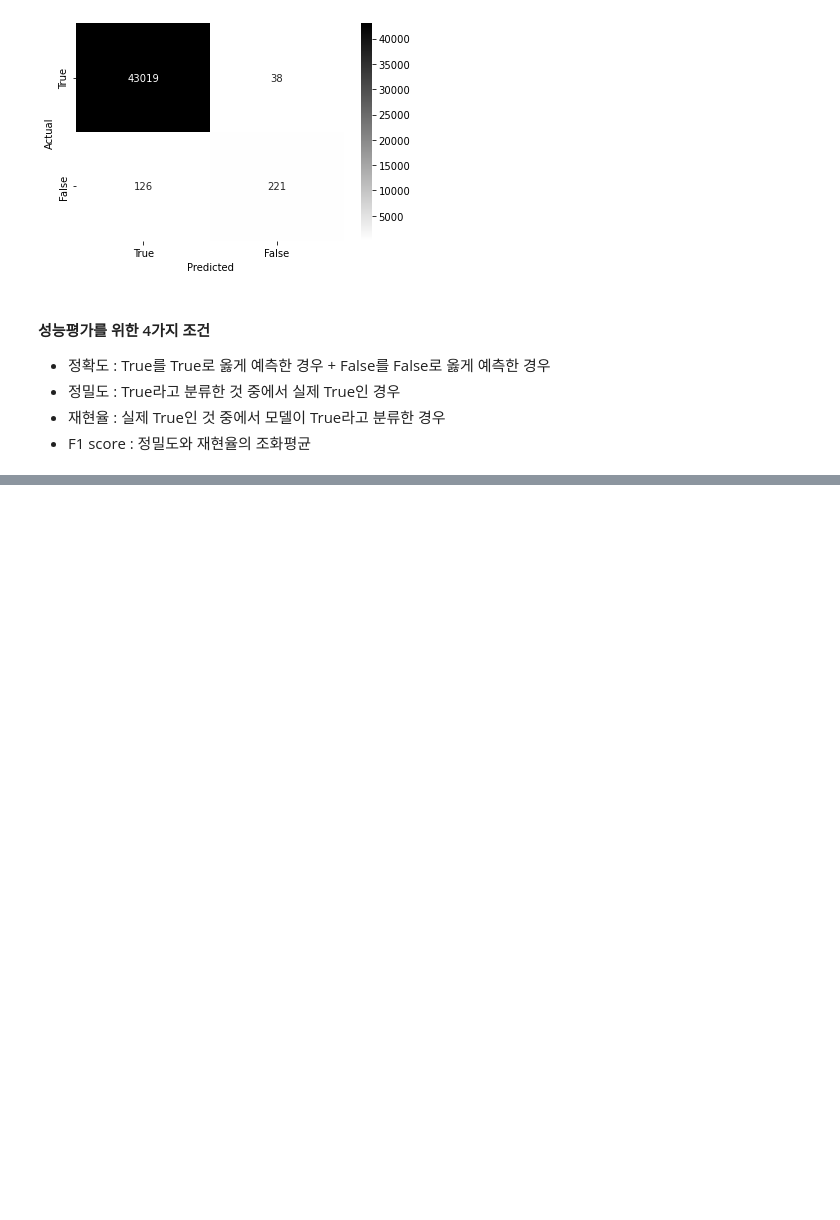
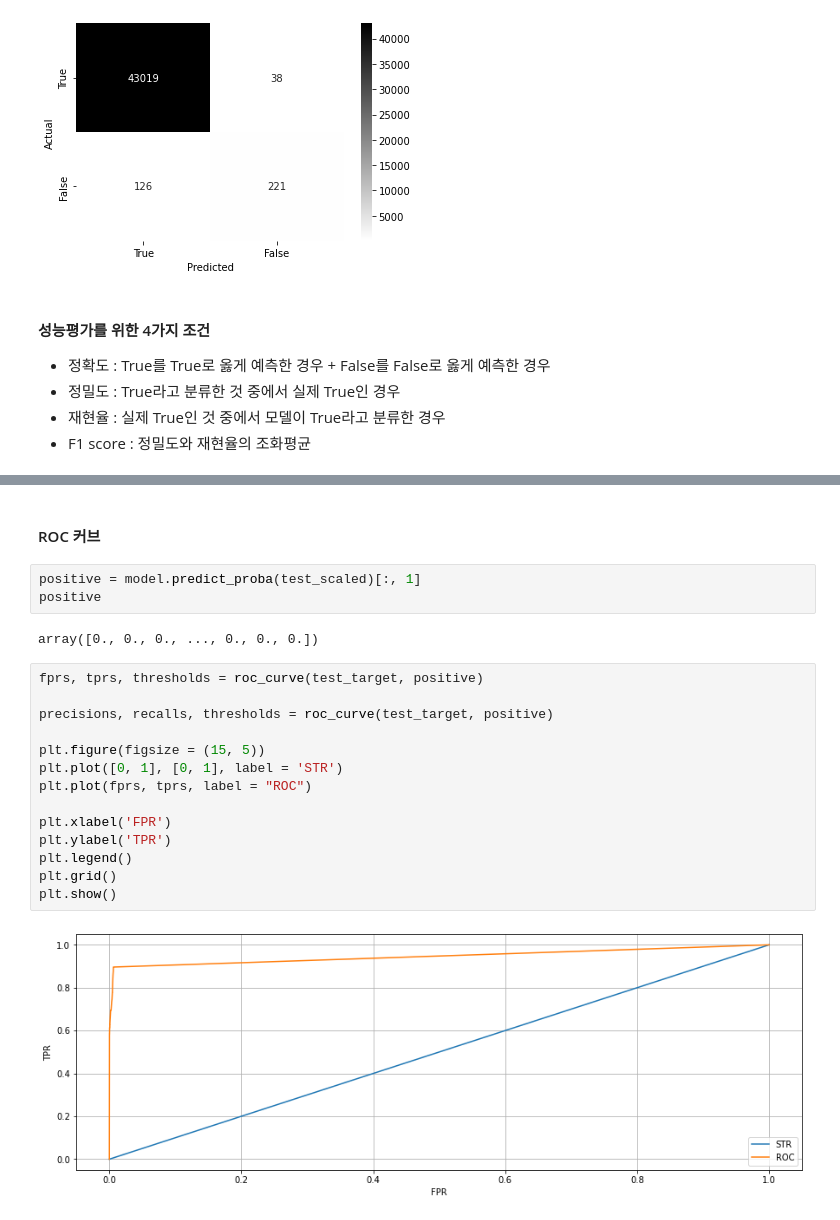
Before and after one commit to yeji4268/BigData, a Jupyter notebook: 항공편 결항 및 지연 분석/기상 상관관계 분석/ML_Decision.ipynb, the cells around one changed output, grey strips where cells are left out. Drawn from its saved outputs; the diff is of its cells as text; blank space fills up the shorter version.

```diff
--- a/항공편 결항 및 지연 분석/기상 상관관계 분석/ML_Decision.ipynb
+++ b/항공편 결항 및 지연 분석/기상 상관관계 분석/ML_Decision.ipynb
@@ -138,3 +143,26 @@ print("F1-score : {: .2f}".format(f1_score(test_target, y_pred) * 100))
 정밀도 :  85.33
 재현율 :  63.69
 F1-score :  72.94
+# %% [markdown]
+#### ROC 커브
+# %%
+positive = model.predict_proba(test_scaled)[:, 1]
+positive
+# %% [output]
+array([0., 0., 0., ..., 0., 0., 0.])
+# %%
+fprs, tprs, thresholds = roc_curve(test_target, positive)
+
+precisions, recalls, thresholds = roc_curve(test_target, positive)
+
+plt.figure(figsize = (15, 5))
+plt.plot([0, 1], [0, 1], label = 'STR')
+plt.plot(fprs, tprs, label = "ROC")
+
+plt.xlabel('FPR')
+plt.ylabel('TPR')
+plt.legend()
+plt.grid()
+plt.show()
+# %% [output]
+[figure, added]
```
Also changed, not shown: parts of 5 cells of this notebook, 1 other file.
